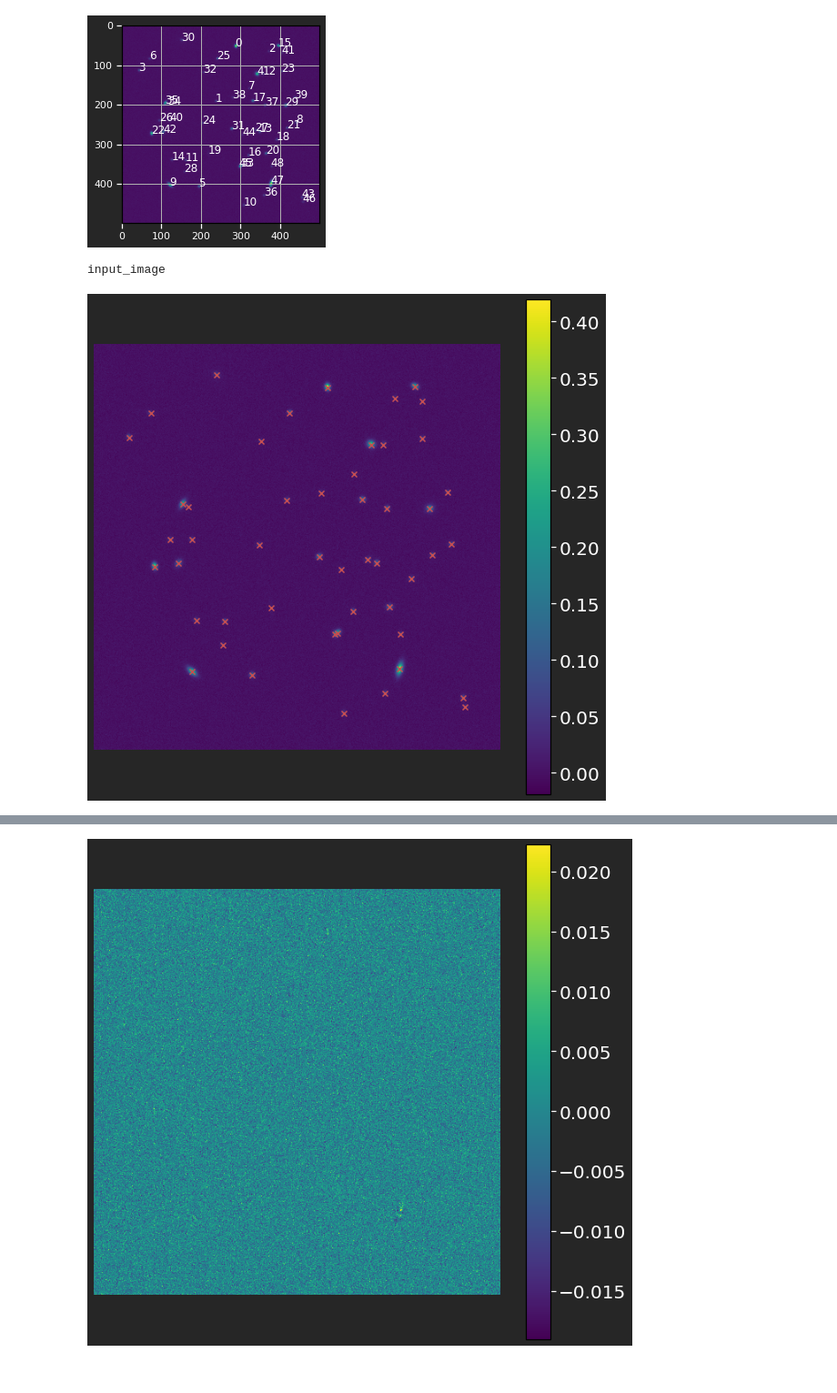
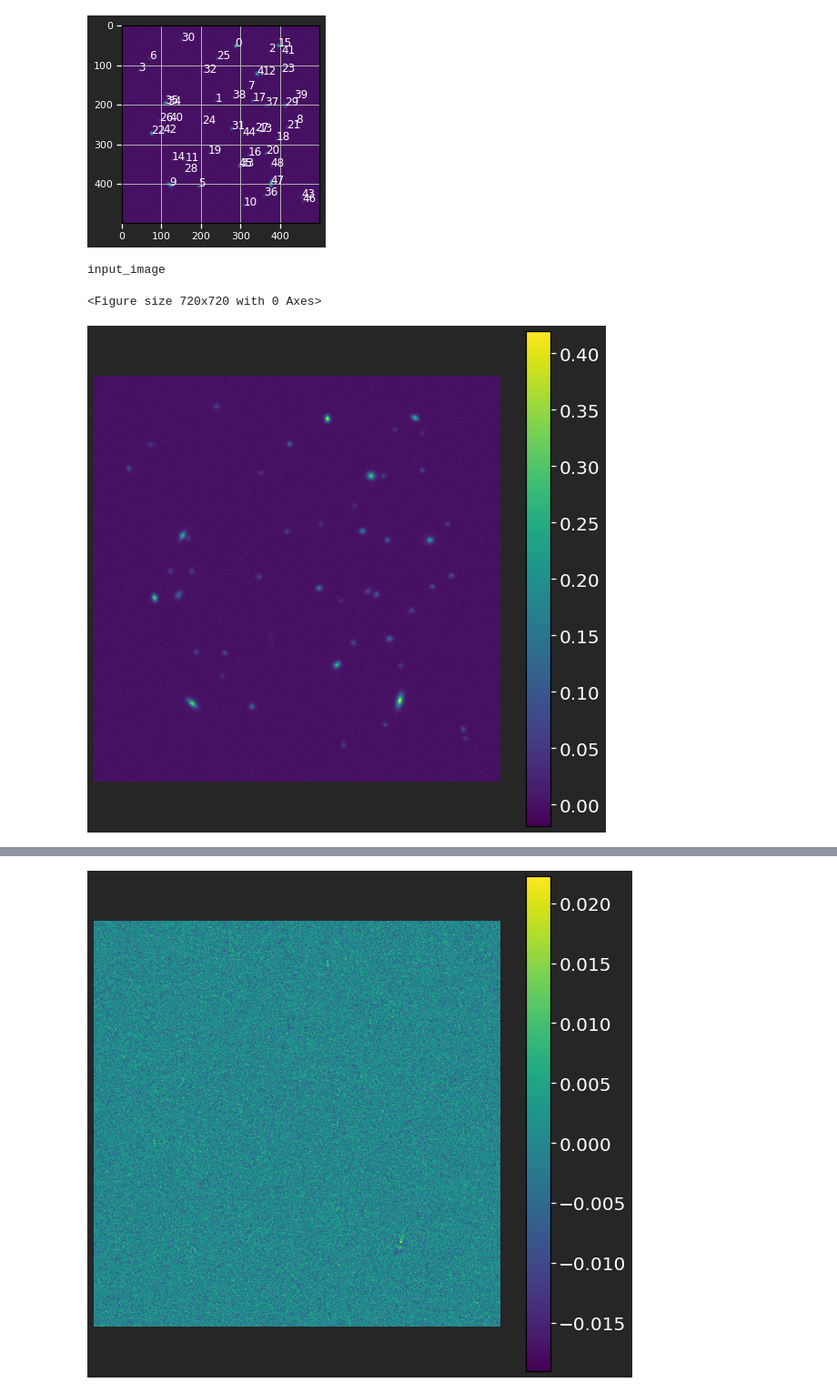
Before and after one commit to b-biswas/MADNESS-legacy, a Jupyter notebook: notebooks/test_simultaneous_deblending.ipynb, the cells around one changed output, grey strips where cells are left out. Shown at 91% size. Saved outputs shown, nothing was run; the diff lists cells and outputs as text; code cells hidden in the pictures.

```diff
--- a/notebooks/test_simultaneous_deblending.ipynb
+++ b/notebooks/test_simultaneous_deblending.ipynb
@@ -118,21 +118,23 @@ for i in range(len(blend['blend_list'][0])):
 input_image
 [figure]
 # %%
+fig = plt.figure(figsize=(10,10))
 print("input_image")
 fig=plt.figure(figsize=(10,10))
 ax=fig.gca()
 im1 = ax.imshow(blend['blend_images'][0, 2]/80000)
-for i in range(len(blend['blend_list'][0])):
-    plt.scatter(blend['blend_list'][0]['x_peak'][i],
-                blend['blend_list'][0]['y_peak'][i], marker="x", c="r")
+#for i in range(len(blend['blend_list'][0])):
+#    plt.scatter(blend['blend_list'][0]['x_peak'][i],
+#                blend['blend_list'][0]['y_peak'][i], marker="x", c="r")
     #plt.text(blend['blend_list'][0]['x_peak'][i]-1, blend['blend_list'][0]['y_peak'][i]-1, str(i), c='black', fontsize=15)
-cbar = fig.colorbar(im1, ax=ax)
-cbar.ax.tick_params(labelsize=20)
+bar = fig.colorbar(im1, ax=ax)
+bar.ax.tick_params(labelsize=20)
 plt.axis("off")
 plt.savefig("input field")
 # %% [output]
 input_image
+<Figure size 720x720 with 0 Axes>
-[figure, old version]
+[figure, new version]
 # %%
 tf.get_logger().setLevel('ERROR')
 
```
Also changed, not shown: parts of 10 cells of this notebook, 2 other files.
